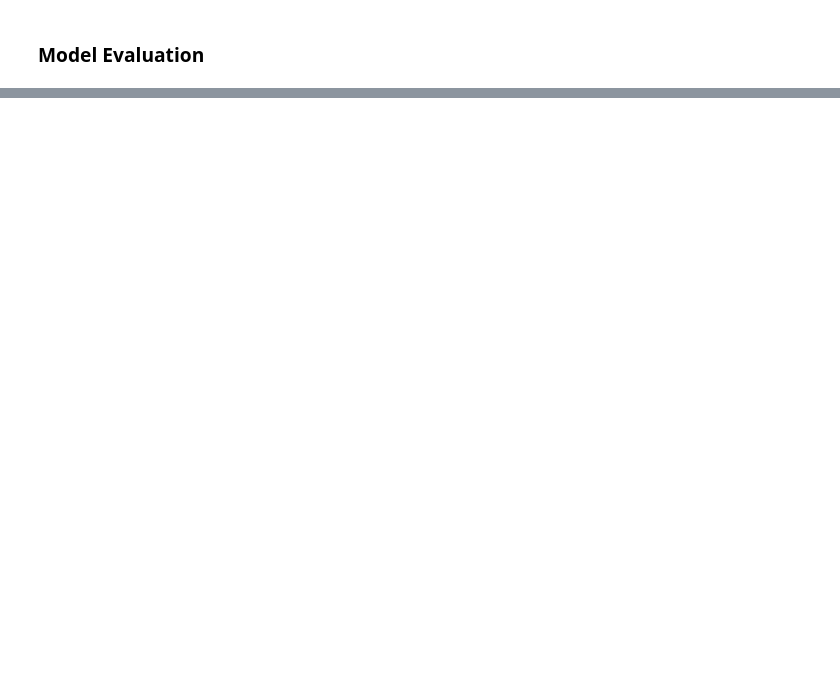
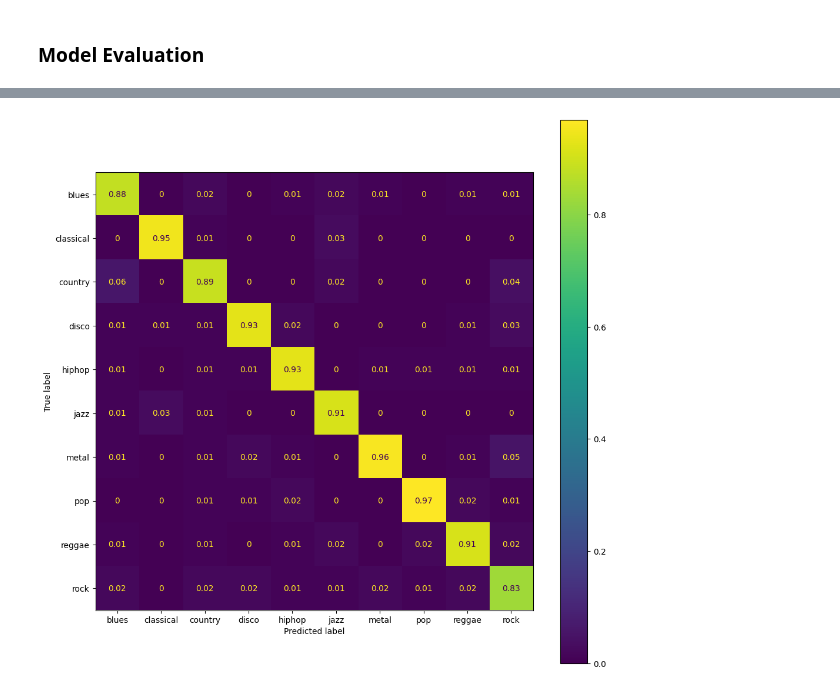
Before and after one commit to lazarulian/psych186b-final-project, a Jupyter notebook: ModelBuilding.ipynb, the cells around one changed output, grey strips where cells are left out. Drawn from its saved outputs; the diff is of its cells as text; code cells hidden in the pictures; blank space fills up the shorter version.

```diff
--- a/ModelBuilding.ipynb
+++ b/ModelBuilding.ipynb
@@ -156,0 +272,3 @@ The best accuracy is:  92.72065758705139
+# %%
+y_pred1 = model.predict(X_test, batch_size=128)
+y_pred = np.argmax(y_pred1, axis=1)
@@ -156,0 +278,14 @@ The best accuracy is:  92.72065758705139
+# %%
+classes = ['blues', 'classical', 'country', 'disco', 'hiphop', 'jazz', 'metal', 'pop', 'reggae', 'rock']
+result = confusion_matrix(y_test, y_pred , normalize='pred')
+# %%
+for i in range(len(result)):
+    for j in range(len(result[i])):
+        result[i][j] = round(result[i][j], 2)
+# %%
+fig, ax = plt.subplots(figsize=(12, 12))  # Adjust the figure size here (width, height)
+disp = ConfusionMatrixDisplay(confusion_matrix=result, display_labels=classes)
+disp.plot(ax=ax)
+plt.show()
+# %% [output]
+[figure, added]
```
Also changed, not shown: parts of 9 cells of this notebook, 7 other files.
